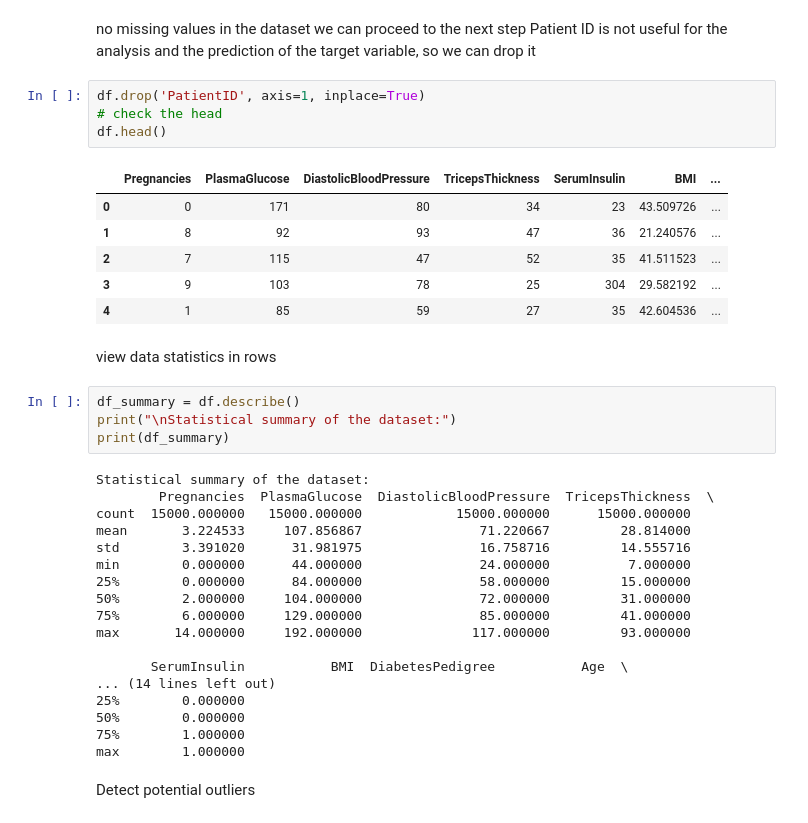
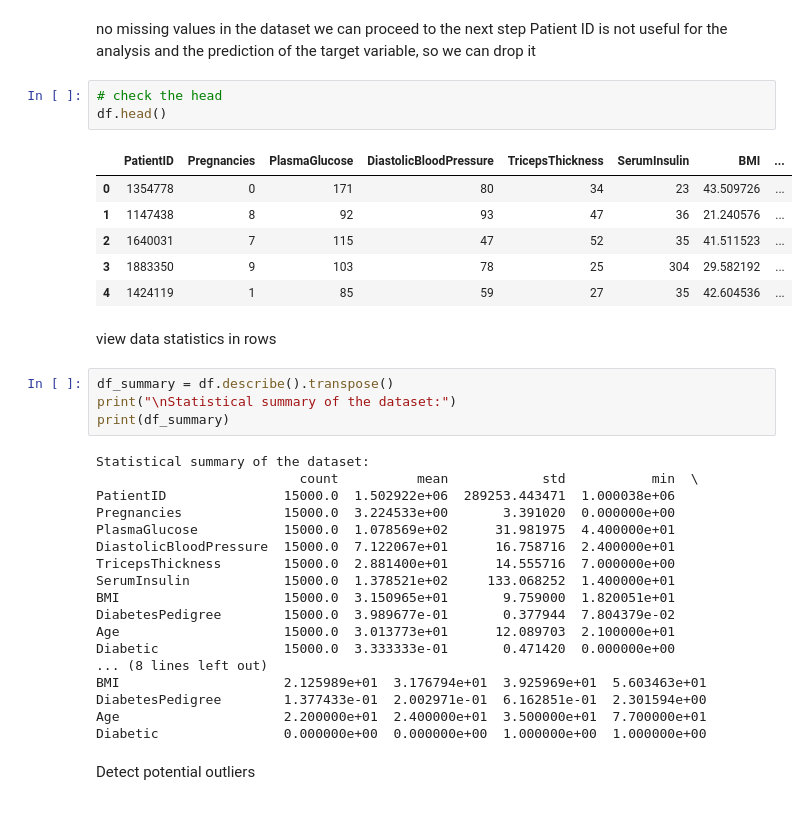
Before and after one commit to Lucky12348/diabetes_prediction, a Jupyter notebook: noteBook/analyze_diabetes.ipynb, the cells around one changed output. Drawn from its saved outputs; the diff is of its cells as text.

```diff
--- a/noteBook/analyze_diabetes.ipynb
+++ b/noteBook/analyze_diabetes.ipynb
@@ -75,40 +93,39 @@ dtype: int64
 no missing values in the dataset we can proceed to the next step
 Patient ID is not useful for the analysis and the prediction of the target variable, so we can drop it
 # %%
-df.drop('PatientID', axis=1, inplace=True)
 # check the head
 df.head()
 # %% [output]
-|  | Pregnancies | PlasmaGlucose | DiastolicBloodPressure | TricepsThickness | SerumInsulin | BMI | ... |
-| 0 | 0 | 171 | 80 | 34 | 23 | 43.509726 | ... |
-| 1 | 8 | 92 | 93 | 47 | 36 | 21.240576 | ... |
-| 2 | 7 | 115 | 47 | 52 | 35 | 41.511523 | ... |
-| 3 | 9 | 103 | 78 | 25 | 304 | 29.582192 | ... |
-| 4 | 1 | 85 | 59 | 27 | 35 | 42.604536 | ... |
+|  | PatientID | Pregnancies | PlasmaGlucose | DiastolicBloodPressure | TricepsThickness | SerumInsulin | BMI | ... |
+| 0 | 1354778 | 0 | 171 | 80 | 34 | 23 | 43.509726 | ... |
+| 1 | 1147438 | 8 | 92 | 93 | 47 | 36 | 21.240576 | ... |
+| 2 | 1640031 | 7 | 115 | 47 | 52 | 35 | 41.511523 | ... |
+| 3 | 1883350 | 9 | 103 | 78 | 25 | 304 | 29.582192 | ... |
+| 4 | 1424119 | 1 | 85 | 59 | 27 | 35 | 42.604536 | ... |
 # %% [markdown]
 view data statistics in rows
 # %%
-df_summary = df.describe()
+df_summary = df.describe().transpose()
 print("\nStatistical summary of the dataset:")
 print(df_summary)
 # %% [output]
 Statistical summary of the dataset:
-        Pregnancies  PlasmaGlucose  DiastolicBloodPressure  TricepsThickness  \
-count  15000.000000   15000.000000            15000.000000      15000.000000
-mean       3.224533     107.856867               71.220667         28.814000
-std        3.391020      31.981975               16.758716         14.555716
-min        0.000000      44.000000               24.000000          7.000000
-25%        0.000000      84.000000               58.000000         15.000000
-50%        2.000000     104.000000               72.000000         31.000000
-75%        6.000000     129.000000               85.000000         41.000000
-max       14.000000     192.000000              117.000000         93.000000
-
-       SerumInsulin           BMI  DiabetesPedigree           Age  \
-... (14 lines left out)
-25%        0.000000
-50%        0.000000
-75%        1.000000
-max        1.000000
+                          count          mean            std           min  \
+PatientID               15000.0  1.502922e+06  289253.443471  1.000038e+06
+Pregnancies             15000.0  3.224533e+00       3.391020  0.000000e+00
+PlasmaGlucose           15000.0  1.078569e+02      31.981975  4.400000e+01
+DiastolicBloodPressure  15000.0  7.122067e+01      16.758716  2.400000e+01
+TricepsThickness        15000.0  2.881400e+01      14.555716  7.000000e+00
+SerumInsulin            15000.0  1.378521e+02     133.068252  1.400000e+01
+BMI                     15000.0  3.150965e+01       9.759000  1.820051e+01
+DiabetesPedigree        15000.0  3.989677e-01       0.377944  7.804379e-02
+Age                     15000.0  3.013773e+01      12.089703  2.100000e+01
+Diabetic                15000.0  3.333333e-01       0.471420  0.000000e+00
+... (8 lines left out)
+BMI                     2.125989e+01  3.176794e+01  3.925969e+01  5.603463e+01
+DiabetesPedigree        1.377433e-01  2.002971e-01  6.162851e-01  2.301594e+00
+Age                     2.200000e+01  2.400000e+01  3.500000e+01  7.700000e+01
+Diabetic                0.000000e+00  0.000000e+00  1.000000e+00  1.000000e+00
 # %% [markdown]
 Detect potential outliers
 # %%
```
Also changed, not shown: parts of 24 cells of this notebook, 7 other files.
